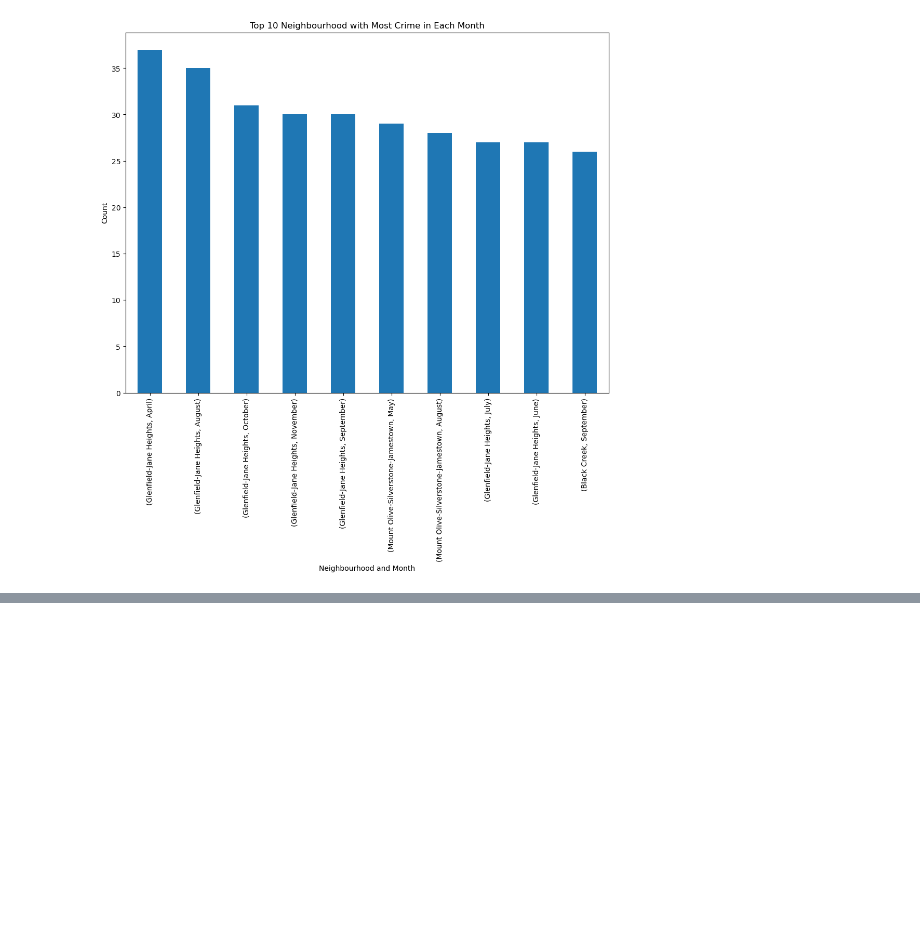
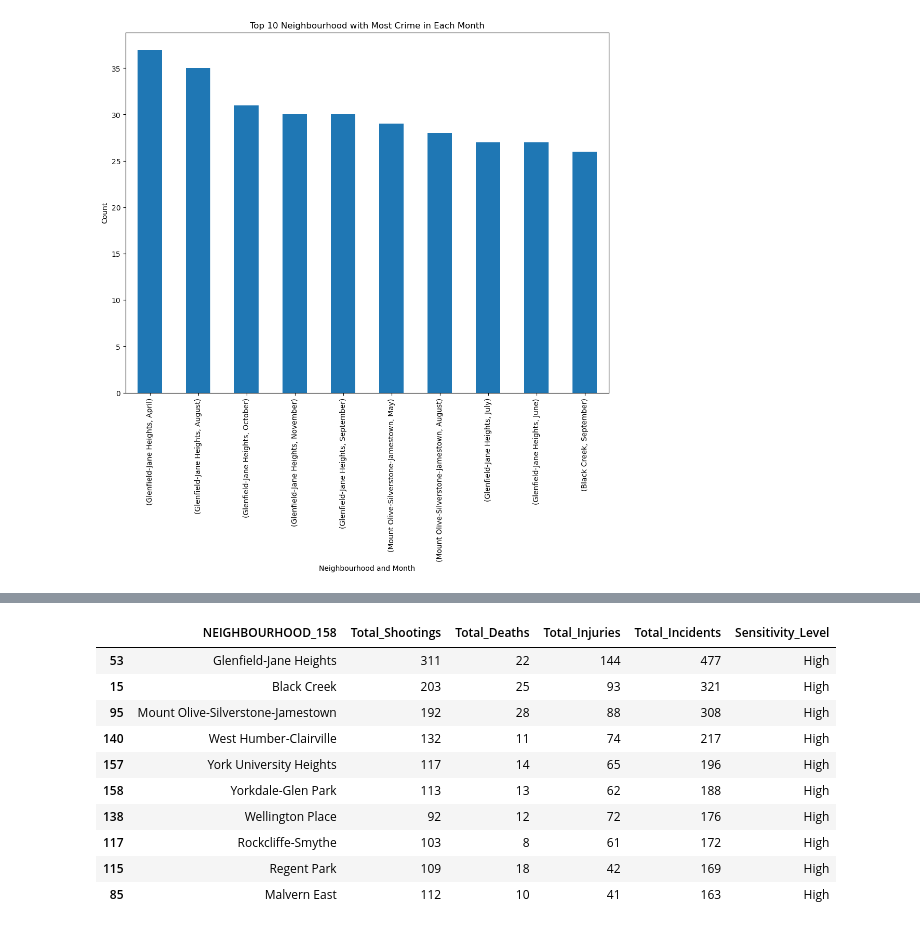
Before and after one commit to Dianalxy1/schulich_date_science, a Jupyter notebook: MMAI5000/5000_groupproject.ipynb, the cells around one changed output, grey strips where cells are left out. Cells and saved outputs as stored; diff of their text form; code cells hidden in the pictures; blank space fills up the shorter version.

```diff
--- a/MMAI5000/5000_groupproject.ipynb
+++ b/MMAI5000/5000_groupproject.ipynb
@@ -300,0 +326,24 @@ Text(0.5, 1.0, 'Top 10 Neighbourhood with Most Crime in Each Month')
+# %%
+# Define sensitivity levels based on total incidents
+data_agg = data_agg.sort_values(by='Total_Incidents', ascending=False)
+
+# Define the bins for the sensitivity levels
+bins = data_agg['Total_Incidents'].quantile([0, 1/3, 2/3, 1]).values
+
+# Assign sensitivity levels
+data_agg['Sensitivity_Level'] = pd.cut(data_agg['Total_Incidents'], bins, labels=['Low', 'Medium', 'High'], include_lowest=True)
+
+# Display the dataframe with sensitivity levels
+data_agg.head(10)
+# %% [output]
+|  | NEIGHBOURHOOD_158 | Total_Shootings | Total_Deaths | Total_Injuries | Total_Incidents | Sensitivity_Level |
+| 53 | Glenfield-Jane Heights | 311 | 22 | 144 | 477 | High |
+| 15 | Black Creek | 203 | 25 | 93 | 321 | High |
+| 95 | Mount Olive-Silverstone-Jamestown | 192 | 28 | 88 | 308 | High |
+| 140 | West Humber-Clairville | 132 | 11 | 74 | 217 | High |
+| 157 | York University Heights | 117 | 14 | 65 | 196 | High |
+| 158 | Yorkdale-Glen Park | 113 | 13 | 62 | 188 | High |
+| 138 | Wellington Place | 92 | 12 | 72 | 176 | High |
+| 117 | Rockcliffe-Smythe | 103 | 8 | 61 | 172 | High |
+| 115 | Regent Park | 109 | 18 | 42 | 169 | High |
+| 85 | Malvern East | 112 | 10 | 41 | 163 | High |
```
Also changed, not shown: parts of 3 cells of this notebook, 1 other file.
